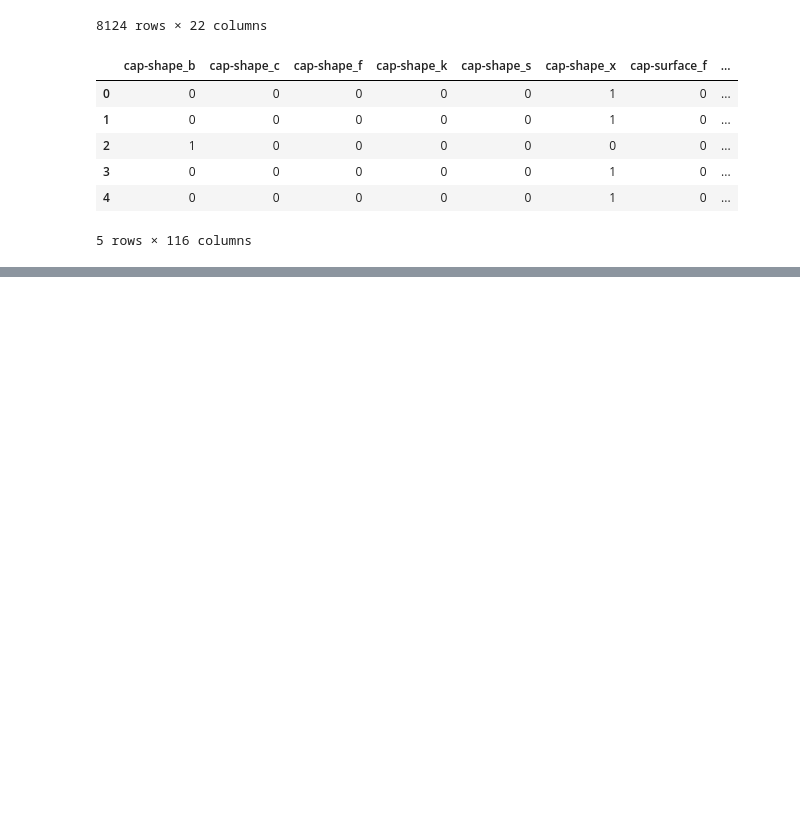
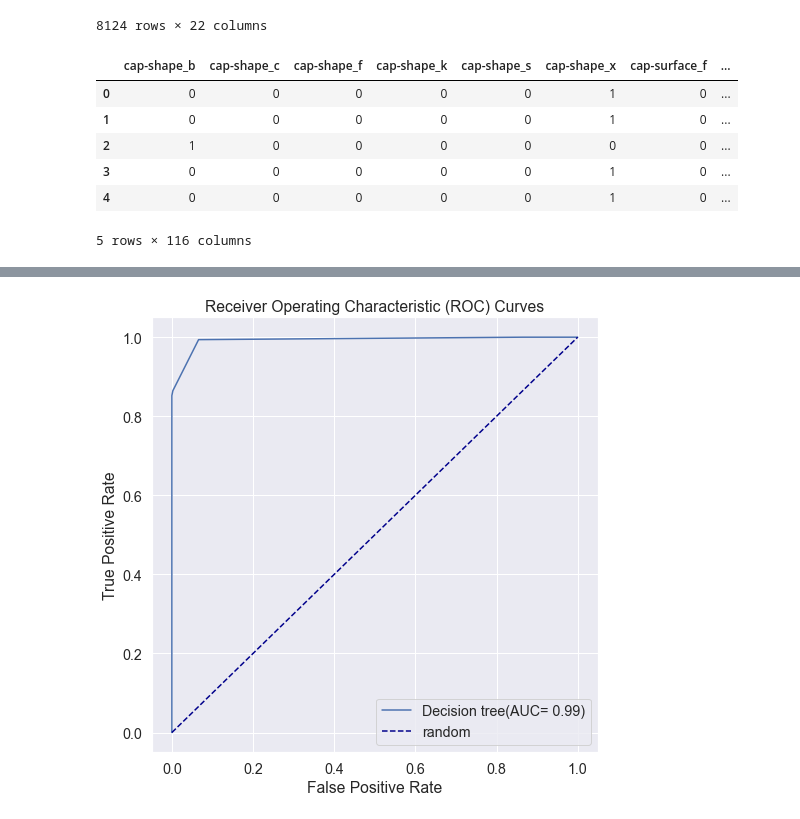
Before and after one commit to Uberkiwii/mushroom-churn-classification, a Jupyter notebook: 4320 group project.ipynb, the cells around one changed output, grey strips where cells are left out. Cells and saved outputs as stored; diff of their text form; code cells hidden in the pictures; blank space fills up the shorter version.

```diff
--- a/4320 group project.ipynb
+++ b/4320 group project.ipynb
@@ -350,6 +351,11 @@ DecisionTreeClassifier(criterion='entropy', max_depth=3, random_state=0)
 # %%
-pred = dTree.predict(X_test)
+# Predict probabilities for the test data.
+tree_probs = dTree.predict_proba(X_test)
 
-acc = accuracy_score(y_test, pred)
-acc
+# Keep Probabilities of the positive class only.
+tree_probs = tree_probs[:, 1]
+
+# Compute the AUC Score.
+tree_auc = roc_auc_score(y_test, tree_probs)
+print('AUC: %.2f' % tree_auc)
 # %% [output]
@@ -372,0 +396,15 @@ tree.plot_tree(dTree, filled = True)
+# %%
+# Get the ROC Curves.
+dt_fpr, dt_tpr, dt_thresholds = roc_curve(y_test, tree_probs)
+
+# Plot the ROC curves.
+plt.figure(figsize=(8,8))
+plt.plot(dt_fpr, dt_tpr, label='Decision tree(AUC= %0.2f)'% tree_auc)
+plt.plot([0, 1], [0, 1], color='darkblue', linestyle='--',label='random')
+plt.xlabel('False Positive Rate')
+plt.ylabel('True Positive Rate')
+plt.title('Receiver Operating Characteristic (ROC) Curves')
+plt.legend()
+plt.show()
+# %% [output]
+[figure, added]
```
Also changed, not shown: parts of 8 cells of this notebook.
